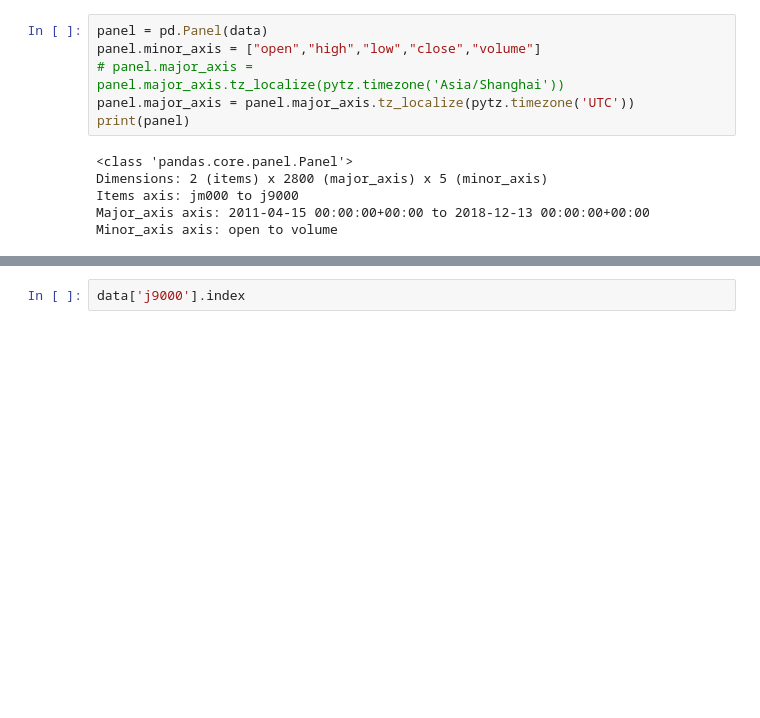
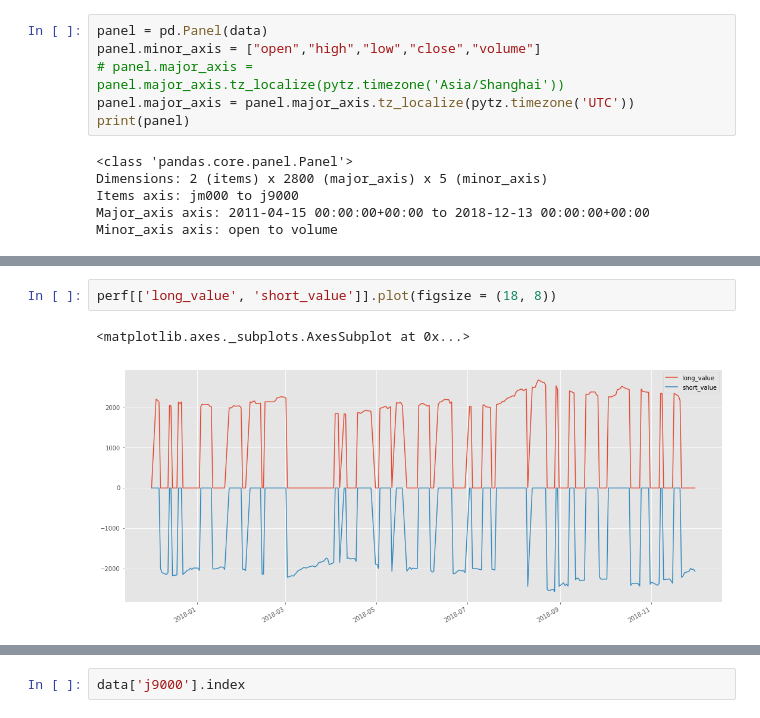
Before and after one commit to bradsun91/brad_public_workspace_mac, a Jupyter notebook: SH_Tongliang_Mac_Side/1_5_2019_zpln_testing.ipynb, the cells around one changed output, grey strips where cells are left out. Drawn from its saved outputs; the diff is of its cells as text; blank space fills up the shorter version.

```diff
--- a/SH_Tongliang_Mac_Side/1_5_2019_zpln_testing.ipynb
+++ b/SH_Tongliang_Mac_Side/1_5_2019_zpln_testing.ipynb
@@ -141 +184,6 @@ Index(['algo_volatility', 'algorithm_period_return', 'alpha',
+# %%
+perf[['long_value', 'short_value']].plot(figsize = (18, 8))
+# %% [output]
+<matplotlib.axes._subplots.AxesSubplot at 0x...>
+[figure, added]
 # %%
```
Also changed, not shown: parts of 15 cells of this notebook.
